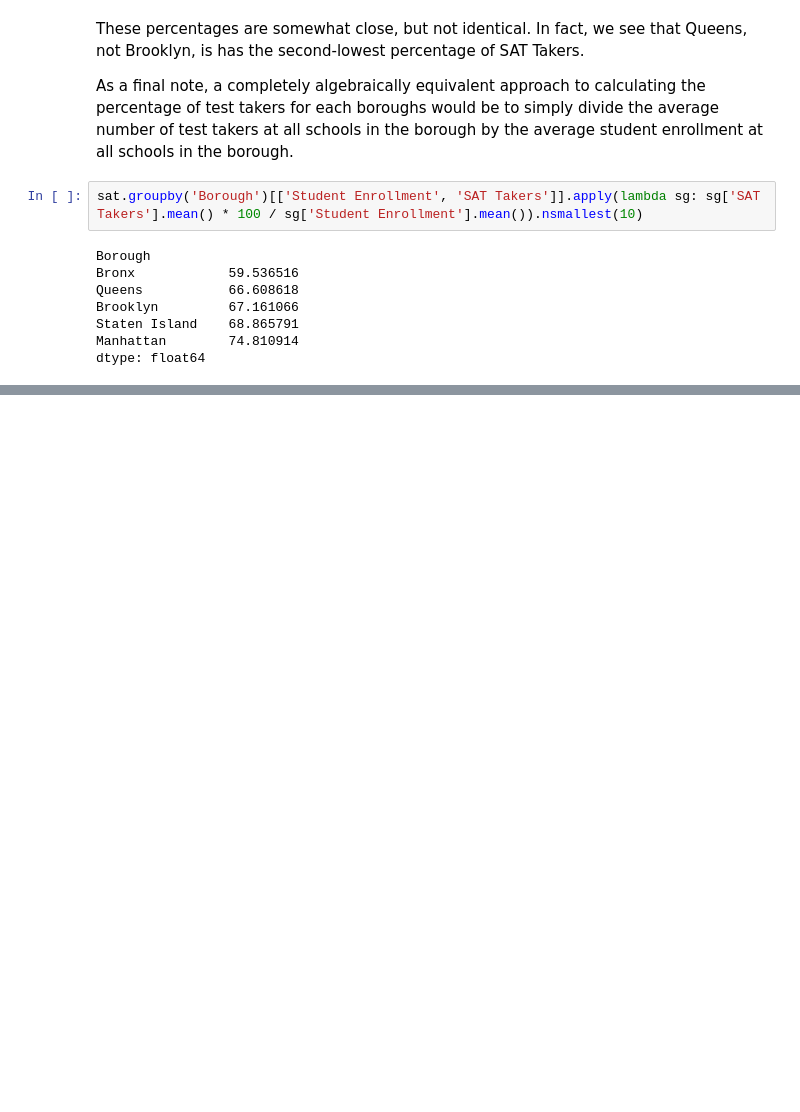
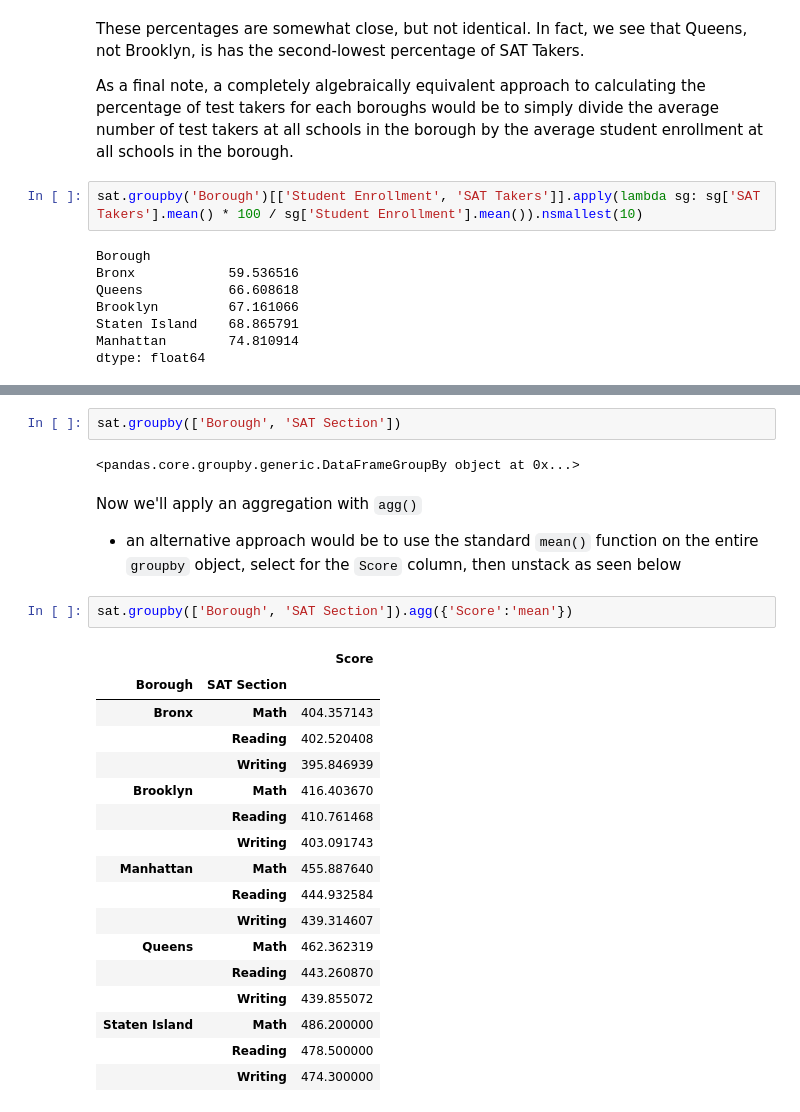
Before and after one commit to jgabunilas/pandas-bootcamp, a Jupyter notebook: Section9_Reshaping_with_Pivots/Section9_Reshaping_with_Pivots.ipynb, the cells around one changed output, grey strips where cells are left out. Cells and saved outputs as stored; diff of their text form; blank space fills up the shorter version.

Commit message:
Section 9 Updates

```diff
--- a/Section9_Reshaping_with_Pivots/Section9_Reshaping_with_Pivots.ipynb
+++ b/Section9_Reshaping_with_Pivots/Section9_Reshaping_with_Pivots.ipynb
@@ -699,0 +708,27 @@ dtype: float64
+# %%
+sat.groupby(['Borough', 'SAT Section'])
+# %% [output]
+<pandas.core.groupby.generic.DataFrameGroupBy object at 0x...>
+# %% [markdown]
+Now we'll apply an aggregation with `agg()`
+* an alternative approach would be to use the standard `mean()` function on the entire `groupby` object, select for the `Score` column, then unstack as seen below
+# %%
+sat.groupby(['Borough', 'SAT Section']).agg({'Score':'mean'})
+# %% [output]
+|  |  | Score |
+| Borough | SAT Section |  |
+| Bronx | Math | 404.357143 |
+|  | Reading | 402.520408 |
+|  | Writing | 395.846939 |
+| Brooklyn | Math | 416.403670 |
+|  | Reading | 410.761468 |
+|  | Writing | 403.091743 |
+| Manhattan | Math | 455.887640 |
+|  | Reading | 444.932584 |
+|  | Writing | 439.314607 |
+| Queens | Math | 462.362319 |
+|  | Reading | 443.260870 |
+|  | Writing | 439.855072 |
+| Staten Island | Math | 486.200000 |
+|  | Reading | 478.500000 |
+|  | Writing | 474.300000 |
```
Also changed, not shown: parts of 29 cells of this notebook.
